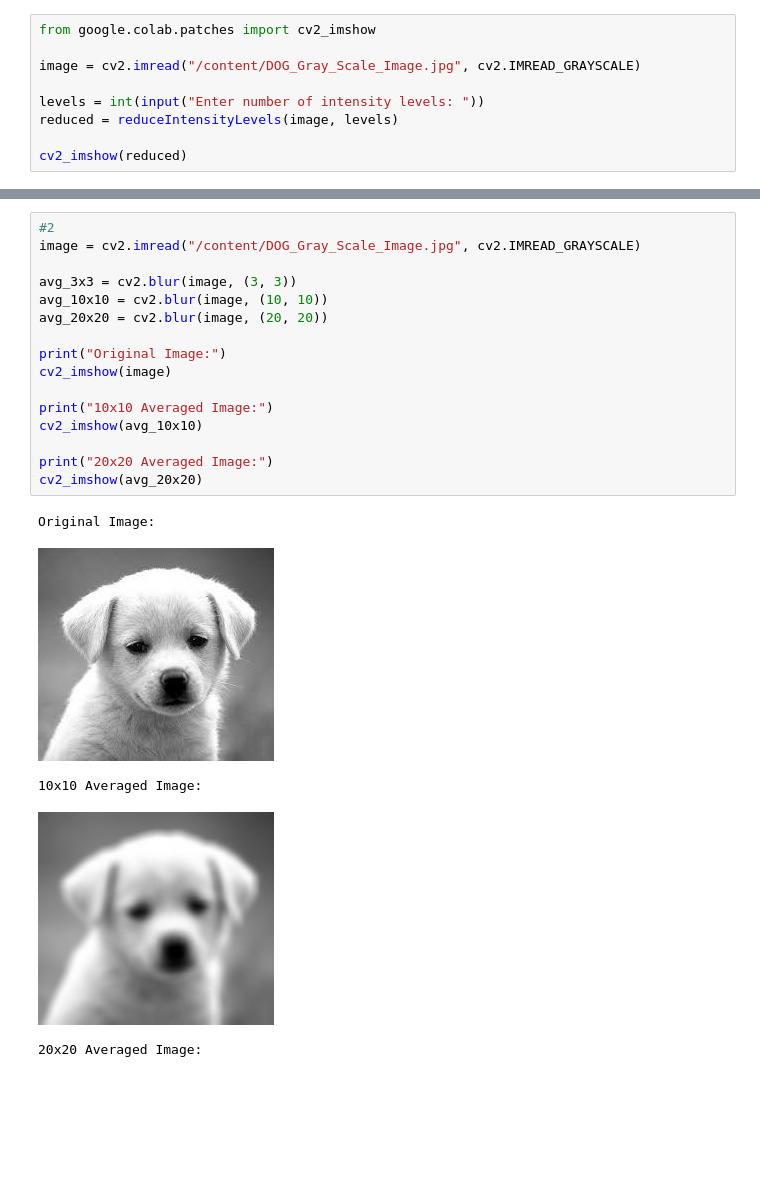
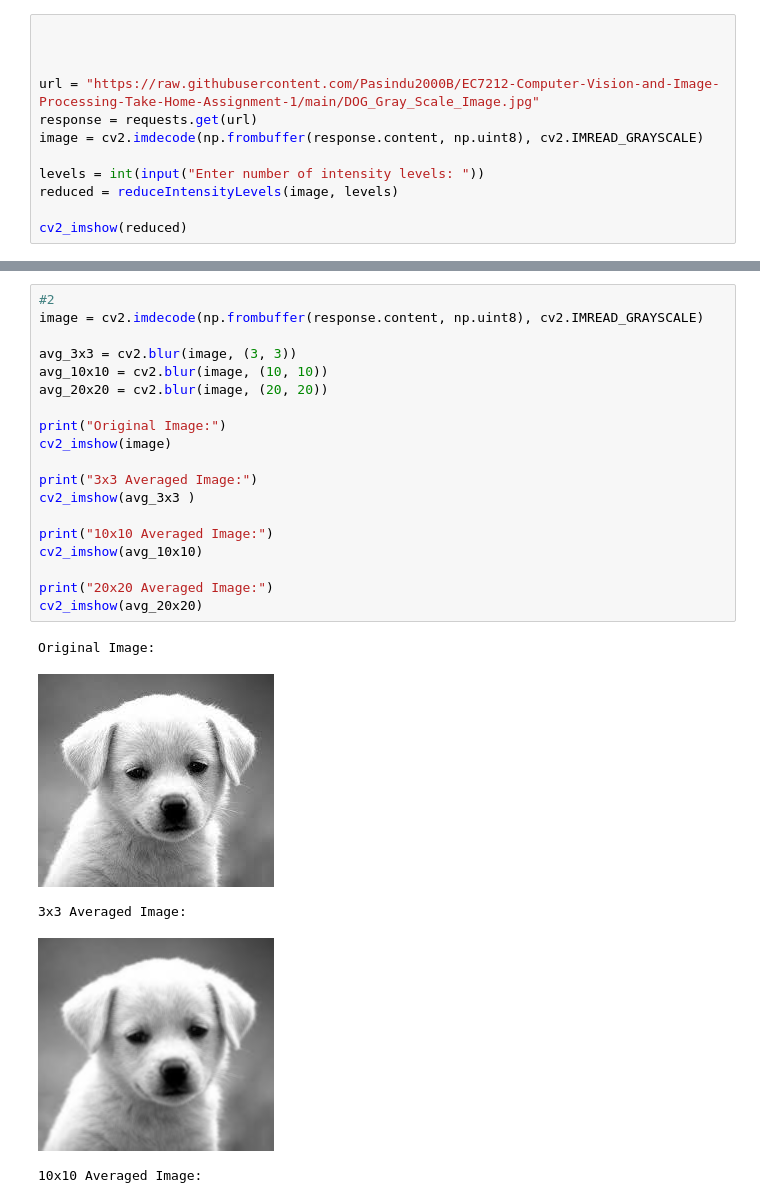
Before and after one commit to Pasindu2000B/EC7212-Computer-Vision-and-Image-Processing-Take-Home-Assignment-1, a Jupyter notebook: Take_Home_Assignment_1.ipynb, the cells around one changed output, grey strips where cells are left out. Saved outputs shown, nothing was run; the diff lists cells and outputs as text; blank space fills up the shorter version.

```diff
--- a/Take_Home_Assignment_1.ipynb
+++ b/Take_Home_Assignment_1.ipynb
@@ -22,9 +24,12 @@ def reduceIntensityLevels(image, numLevels):
     new_image=(image//step)*step
     return new_image
 # %%
-from google.colab.patches import cv2_imshow
 
-image = cv2.imread("/content/DOG_Gray_Scale_Image.jpg", cv2.IMREAD_GRAYSCALE)
+
+
+url = "https://raw.githubusercontent.com/Pasindu2000B/EC7212-Computer-Vision-and-Image-Processing-Take-Home-Assignment-1/main/DOG_Gray_Scale_Image.jpg"
+response = requests.get(url)
+image = cv2.imdecode(np.frombuffer(response.content, np.uint8), cv2.IMREAD_GRAYSCALE)
 
 levels = int(input("Enter number of intensity levels: "))
 reduced = reduceIntensityLevels(image, levels)
@@ -36,22 +41,25 @@ Enter number of intensity levels: 16
 # %%
 #2
-image = cv2.imread("/content/DOG_Gray_Scale_Image.jpg", cv2.IMREAD_GRAYSCALE)
+image = cv2.imdecode(np.frombuffer(response.content, np.uint8), cv2.IMREAD_GRAYSCALE)
 
 avg_3x3 = cv2.blur(image, (3, 3))
 avg_10x10 = cv2.blur(image, (10, 10))
 avg_20x20 = cv2.blur(image, (20, 20))
 
 print("Original Image:")
 cv2_imshow(image)
 
+print("3x3 Averaged Image:")
+cv2_imshow(avg_3x3 )
+
 print("10x10 Averaged Image:")
 cv2_imshow(avg_10x10)
 
 print("20x20 Averaged Image:")
 cv2_imshow(avg_20x20)
 # %% [output]
 Original Image:
 [figure]
-10x10 Averaged Image:
+3x3 Averaged Image:
-[figure, old version]
+[figure, new version]
-20x20 Averaged Image:
+10x10 Averaged Image:
```
Also changed, not shown: parts of 5 cells of this notebook.
